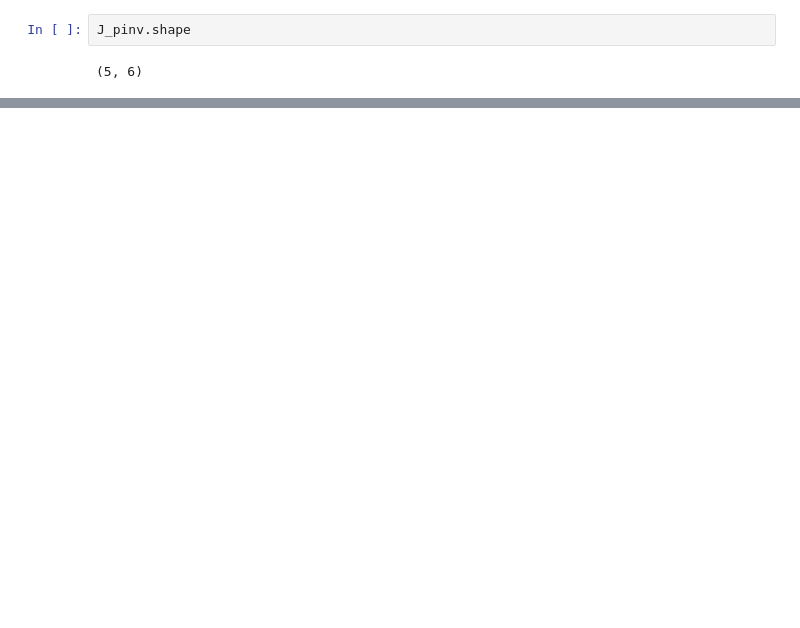
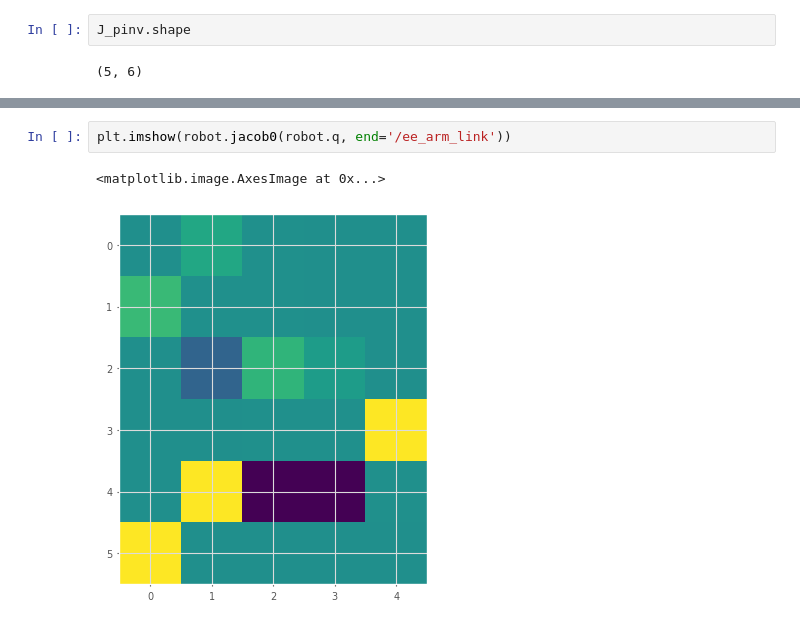
Before and after one commit to the-hive-lab/robotics-toolbox-dkt, a Jupyter notebook: WX200-experiments.ipynb, the cells around one changed output, grey strips where cells are left out. Saved outputs shown, nothing was run; the diff lists cells and outputs as text; blank space fills up the shorter version.

```diff
--- a/WX200-experiments.ipynb
+++ b/WX200-experiments.ipynb
@@ -347,3 +364,8 @@ for _ in range(int(10/dt)):
+# %%
+plt.imshow(robot.jacob0(robot.q, end='/ee_arm_link'))
+# %% [output]
+<matplotlib.image.AxesImage at 0x...>
+[figure, added]
 # %%
 error_history = np.array(error_history)
 plt.plot(error_history)
```
Also changed, not shown: parts of 9 cells of this notebook.
